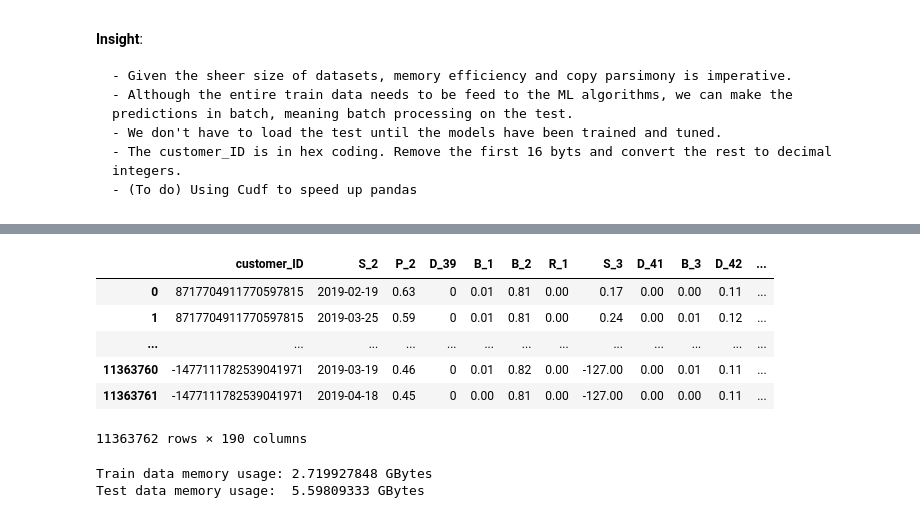
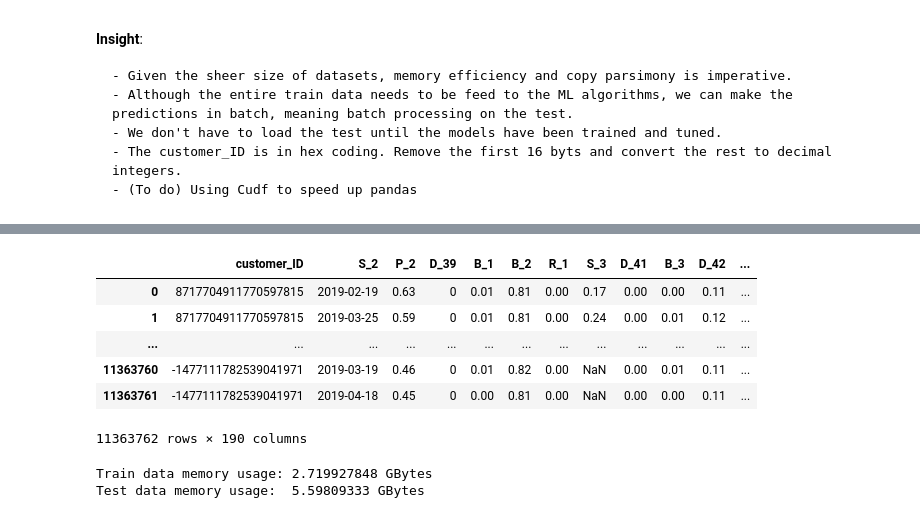
Before and after one commit to Dr-Spicy/AMEX_Default, a Jupyter notebook: Notebook.ipynb, the cells around one changed output, grey strips where cells are left out. Drawn from its saved outputs; the diff is of its cells as text; code cells hidden in the pictures.

```diff
--- a/Notebook.ipynb
+++ b/Notebook.ipynb
@@ -118,20 +122,20 @@ with pd.option_context("display.min_rows", 4):
 # %%
 X_test = pd.read_parquet('data/test.parquet')
 # REDUCE DTYPE FOR CUSTOMER AND DATE
 X_test['customer_ID'] = X_test['customer_ID'].str[-16:].apply(lambda x: int(x, 16)).astype(np.int64).astype('category')
-X_test['S_2'] = pd.to_datetime(X_test['S_2']).dt.date
+X_test['S_2'] = pd.to_datetime(X_test['S_2'])
 # Fill NaN values
-X_test.fillna(NAN_VALUE, inplace=True)
+# X_test.fillna(NAN_VALUE, inplace=True)
 
 with pd.option_context("display.min_rows", 4):
     display(X_test)
 # %% [output]
 |  | customer_ID | S_2 | P_2 | D_39 | B_1 | B_2 | R_1 | S_3 | D_41 | B_3 | D_42 | ... |
 | 0 | 8717704911770597815 | 2019-02-19 | 0.63 | 0 | 0.01 | 0.81 | 0.00 | 0.17 | 0.00 | 0.00 | 0.11 | ... |
 | 1 | 8717704911770597815 | 2019-03-25 | 0.59 | 0 | 0.01 | 0.81 | 0.00 | 0.24 | 0.00 | 0.01 | 0.12 | ... |
 | ... | ... | ... | ... | ... | ... | ... | ... | ... | ... | ... | ... | ... |
-| 11363760 | -1477111782539041971 | 2019-03-19 | 0.46 | 0 | 0.01 | 0.82 | 0.00 | -127.00 | 0.00 | 0.01 | 0.11 | ... |
-| 11363761 | -1477111782539041971 | 2019-04-18 | 0.45 | 0 | 0.00 | 0.81 | 0.00 | -127.00 | 0.00 | 0.00 | 0.11 | ... |
+| 11363760 | -1477111782539041971 | 2019-03-19 | 0.46 | 0 | 0.01 | 0.82 | 0.00 | NaN | 0.00 | 0.01 | 0.11 | ... |
+| 11363761 | -1477111782539041971 | 2019-04-18 | 0.45 | 0 | 0.00 | 0.81 | 0.00 | NaN | 0.00 | 0.00 | 0.11 | ... |
 11363762 rows × 190 columns
 # %%
 print(f'Train data memory usage: {X_train.memory_usage().sum() / 1e9} GBytes')
```
Also changed, not shown: parts of 52 cells of this notebook.
